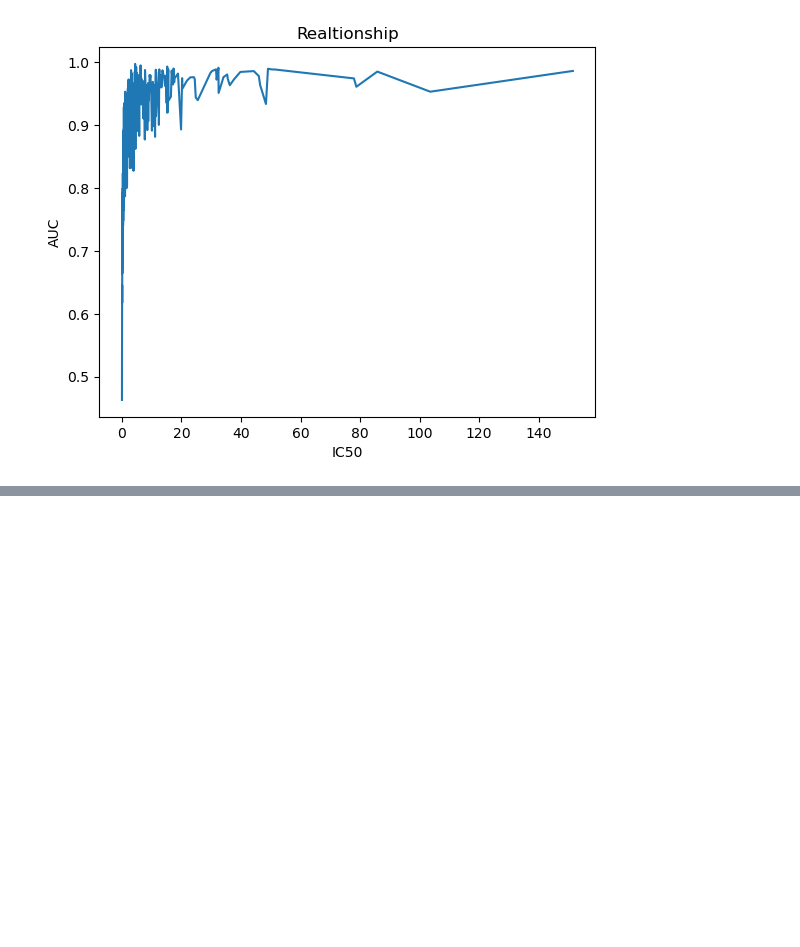
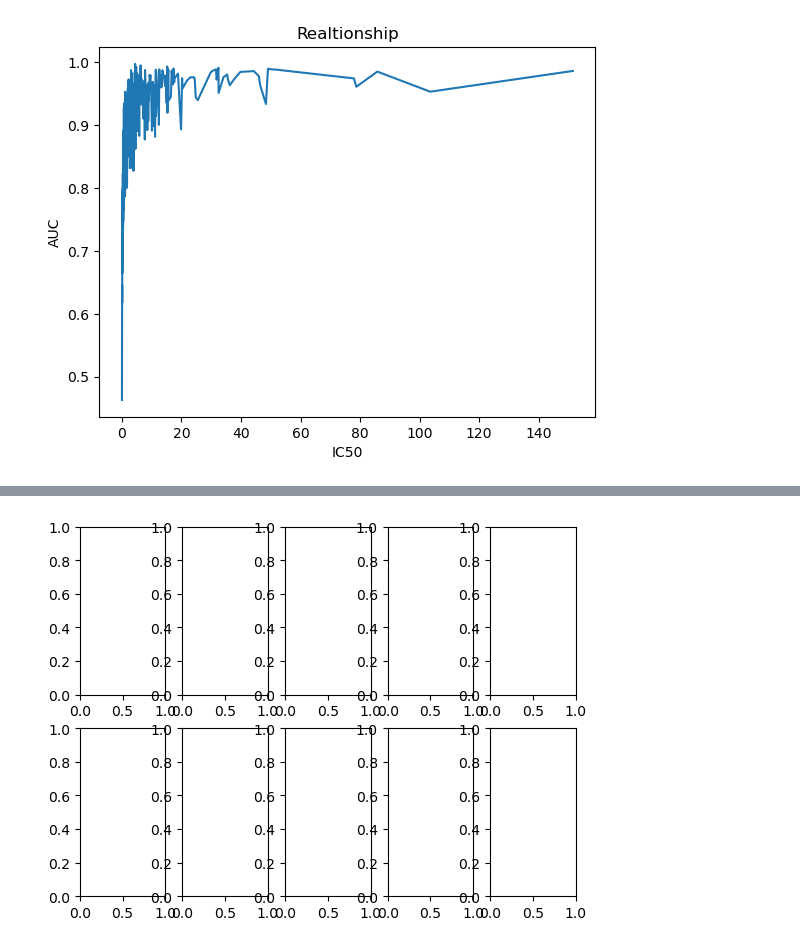
Before and after one commit to randomCOSMOS/Anti-Cancer-Drug-Efficacy-Predicition, a Jupyter notebook: datacleanup.ipynb, the cells around one changed output, grey strips where cells are left out. Cells and saved outputs as stored; diff of their text form; code cells hidden in the pictures; blank space fills up the shorter version.

```diff
--- a/datacleanup.ipynb
+++ b/datacleanup.ipynb
@@ -83,0 +91,4 @@ Tykerb.csv
+# %%
+fig, axis = plt.subplots(2,5)
+# %% [output]
+[figure, added]
```
Also changed, not shown: parts of 2 cells of this notebook.
